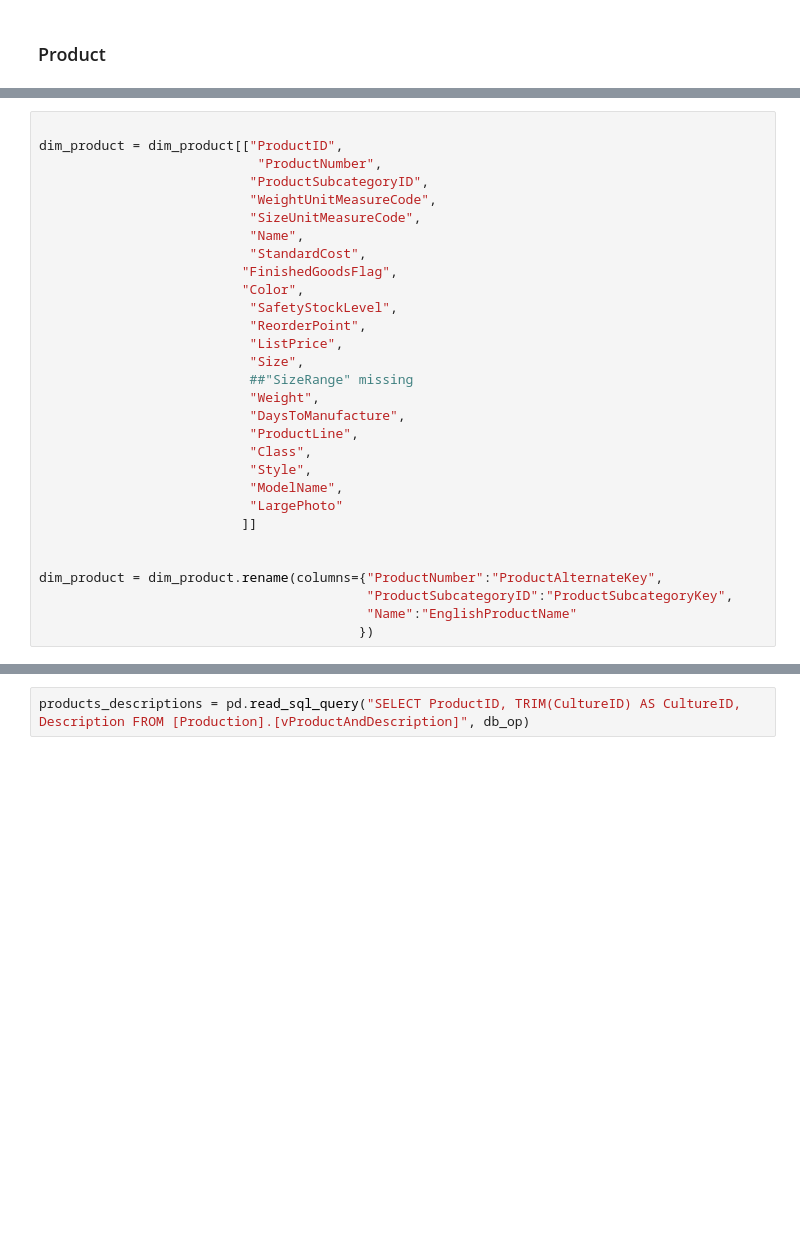
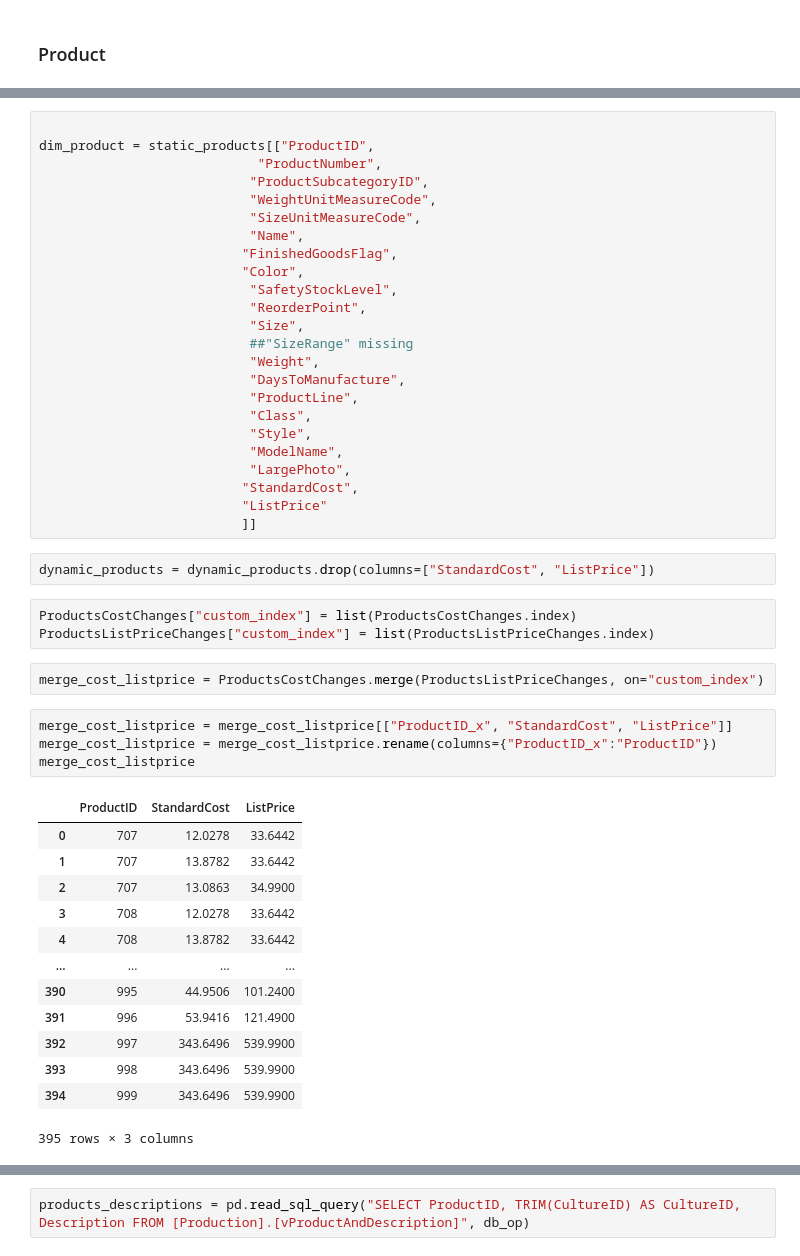
Before and after one commit to paulrojasg/data_science_part_4, a Jupyter notebook: DimProduct.ipynb, the cells around one changed output, grey strips where cells are left out. Cells and saved outputs as stored; diff of their text form; blank space fills up the shorter version.

```diff
--- a/DimProduct.ipynb
+++ b/DimProduct.ipynb
@@ -119,17 +114,15 @@ memory usage: 99.5+ KB
 # %%
 
-dim_product = dim_product[["ProductID",
+dim_product = static_products[["ProductID",
                             "ProductNumber",
                            "ProductSubcategoryID",
                            "WeightUnitMeasureCode",
                            "SizeUnitMeasureCode",
                            "Name",
-                           "StandardCost",
                           "FinishedGoodsFlag",
                           "Color",
                            "SafetyStockLevel",
                            "ReorderPoint",
-                           "ListPrice",
                            "Size",
                            ##"SizeRange" missing
                            "Weight",
@@ -138,11 +131,32 @@ dim_product = dim_product[["ProductID",
                            "Class",
                            "Style",
                            "ModelName",
-                           "LargePhoto"
+                           "LargePhoto",
+                          "StandardCost",
+                          "ListPrice"
                           ]]
-
-
-dim_product = dim_product.rename(columns={"ProductNumber":"ProductAlternateKey",
-                                          "ProductSubcategoryID":"ProductSubcategoryKey",
-                                          "Name":"EnglishProductName"
-                                         })
+# %%
+dynamic_products = dynamic_products.drop(columns=["StandardCost", "ListPrice"])
+# %%
+ProductsCostChanges["custom_index"] = list(ProductsCostChanges.index)
+ProductsListPriceChanges["custom_index"] = list(ProductsListPriceChanges.index)
+# %%
+merge_cost_listprice = ProductsCostChanges.merge(ProductsListPriceChanges, on="custom_index")
+# %%
+merge_cost_listprice = merge_cost_listprice[["ProductID_x", "StandardCost", "ListPrice"]]
+merge_cost_listprice = merge_cost_listprice.rename(columns={"ProductID_x":"ProductID"})
+merge_cost_listprice
+# %% [output]
+|  | ProductID | StandardCost | ListPrice |
+| 0 | 707 | 12.0278 | 33.6442 |
+| 1 | 707 | 13.8782 | 33.6442 |
+| 2 | 707 | 13.0863 | 34.9900 |
+| 3 | 708 | 12.0278 | 33.6442 |
+| 4 | 708 | 13.8782 | 33.6442 |
+| ... | ... | ... | ... |
+| 390 | 995 | 44.9506 | 101.2400 |
+| 391 | 996 | 53.9416 | 121.4900 |
+| 392 | 997 | 343.6496 | 539.9900 |
+| 393 | 998 | 343.6496 | 539.9900 |
+| 394 | 999 | 343.6496 | 539.9900 |
+395 rows × 3 columns
```
Also changed, not shown: parts of 11 cells of this notebook, 1 other file.
